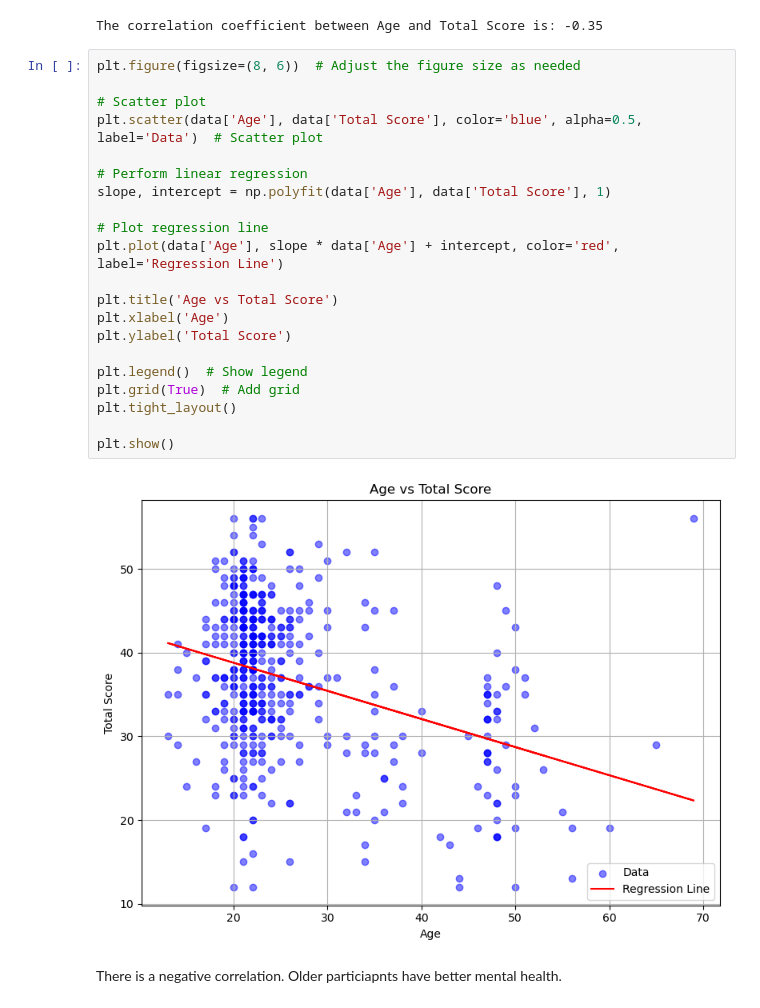
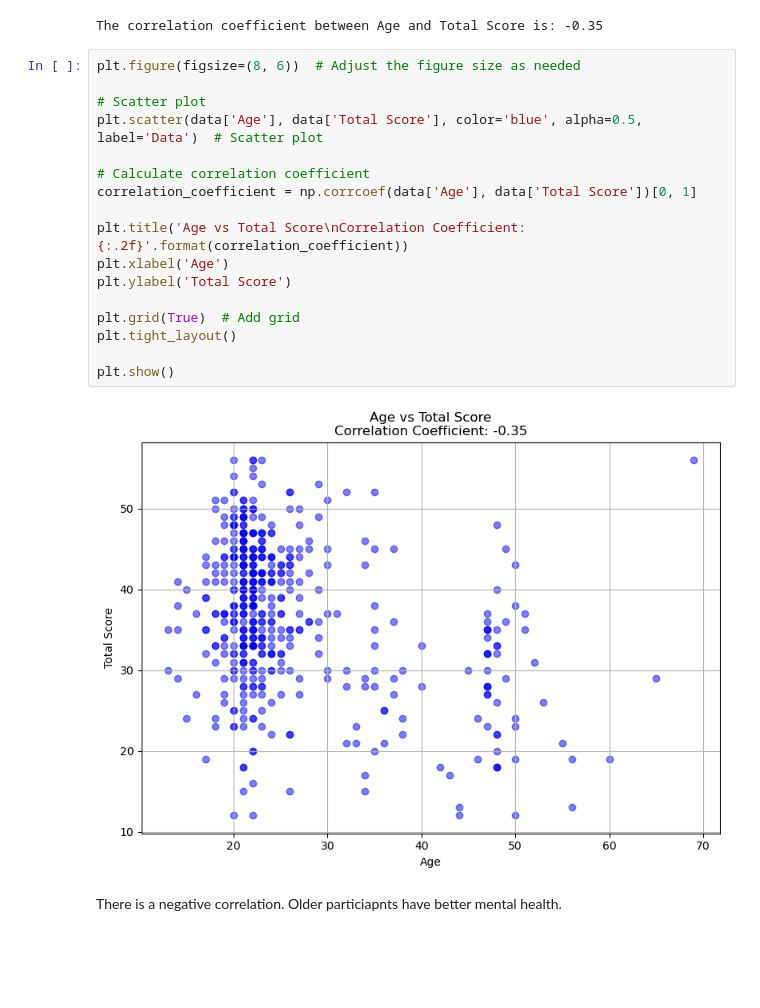
Before and after one commit to serenahinton/Social-Media-and-Mental-Health-Analysis-Project, a Jupyter notebook: social-media-analysis.ipynb, the cells around one changed output. Drawn from its saved outputs; the diff is of its cells as text; blank space fills up the shorter version.

```diff
--- a/social-media-analysis.ipynb
+++ b/social-media-analysis.ipynb
@@ -1135,26 +1135,22 @@ The correlation coefficient between Age and Total Score is: -0.35
 # %%
 plt.figure(figsize=(8, 6))  # Adjust the figure size as needed
 
 # Scatter plot
 plt.scatter(data['Age'], data['Total Score'], color='blue', alpha=0.5, label='Data')  # Scatter plot
 
-# Perform linear regression
-slope, intercept = np.polyfit(data['Age'], data['Total Score'], 1)
+# Calculate correlation coefficient
+correlation_coefficient = np.corrcoef(data['Age'], data['Total Score'])[0, 1]
 
-# Plot regression line
-plt.plot(data['Age'], slope * data['Age'] + intercept, color='red', label='Regression Line')
-
-plt.title('Age vs Total Score')
+plt.title('Age vs Total Score\nCorrelation Coefficient: {:.2f}'.format(correlation_coefficient))
 plt.xlabel('Age')
 plt.ylabel('Total Score')
 
-plt.legend()  # Show legend
 plt.grid(True)  # Add grid
 plt.tight_layout()
 
 plt.show()
 # %% [output]
-[figure, old version]
+[figure, new version]
 # %% [markdown]
 There is a negative correlation. Older particiapnts have better mental health.
 # %% [markdown]
```
Also changed, not shown: parts of 2 cells of this notebook.
